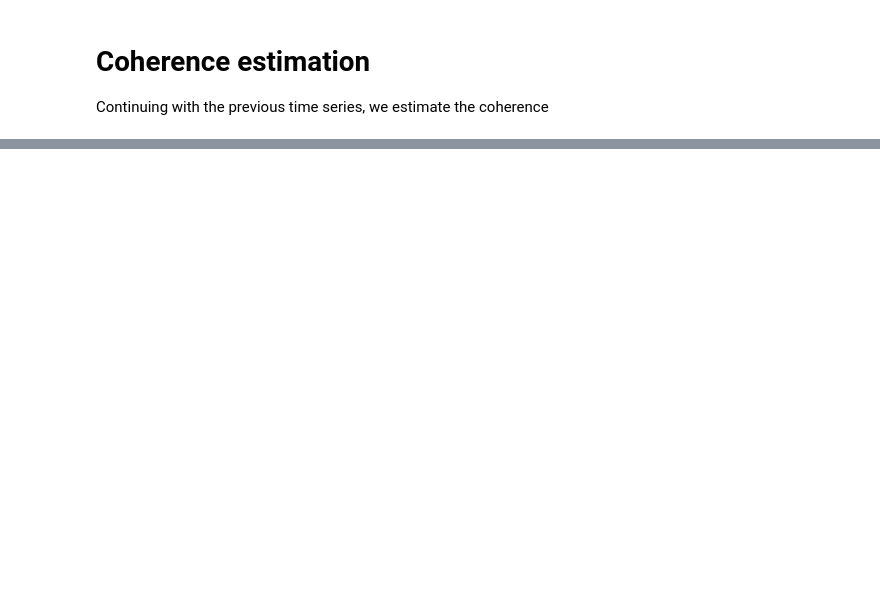
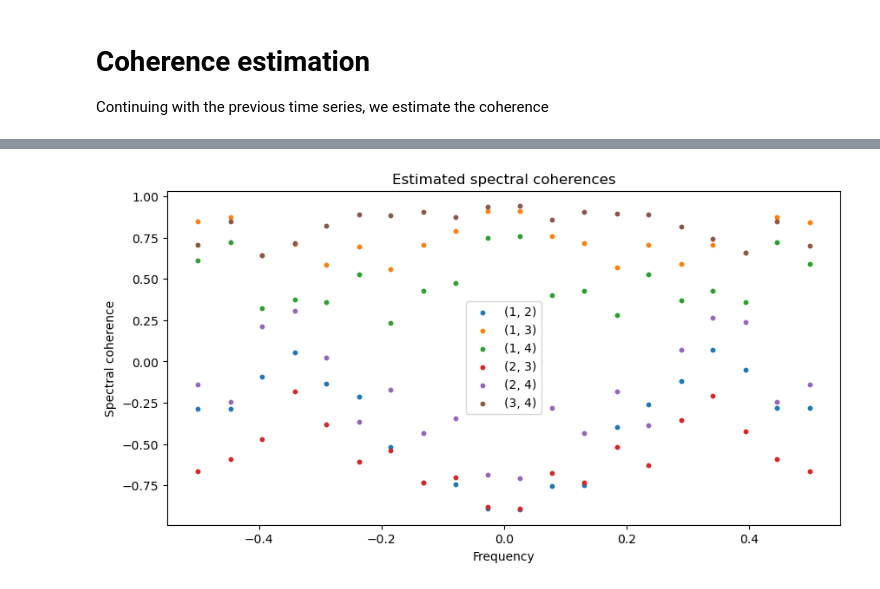
Before and after one commit to alexisrosuel/spectral-coherence, a Jupyter notebook: doc/tutorial.ipynb, the cells around one changed output, grey strips where cells are left out. Drawn from its saved outputs; the diff is of its cells as text; code cells hidden in the pictures; blank space fills up the shorter version.

```diff
--- a/doc/tutorial.ipynb
+++ b/doc/tutorial.ipynb
@@ -121,0 +141,23 @@ plt.show()
+# %%
+# now rotate the data to induce dependence
+mixing_matrix = np.random.normal(size=(n_features, n_features))
+y = y @ mixing_matrix
+
+# do the same as before
+# estimate the spectral coherence from the sample
+C_hats, freqs = coherence(y, B=31, n_max_freqs=20)
+
+# plot them against the true spectral coherences (=0)
+fig, ax = plt.subplots(figsize=(10, 5))
+
+for i in range(n_features):
+    for j in range(i+1, n_features):
+        ax.scatter(freqs, C_hats[:, i, j], label=f'({i+1}, {j+1})', marker='o', s=10)
+
+ax.set_xlabel('Frequency')
+ax.set_ylabel('Spectral coherence')
+ax.set_title('Estimated spectral coherences')
+ax.legend()
+plt.show()
+# %% [output]
+[figure, added]
```
Also changed, not shown: parts of 7 cells of this notebook, 6 other files.
